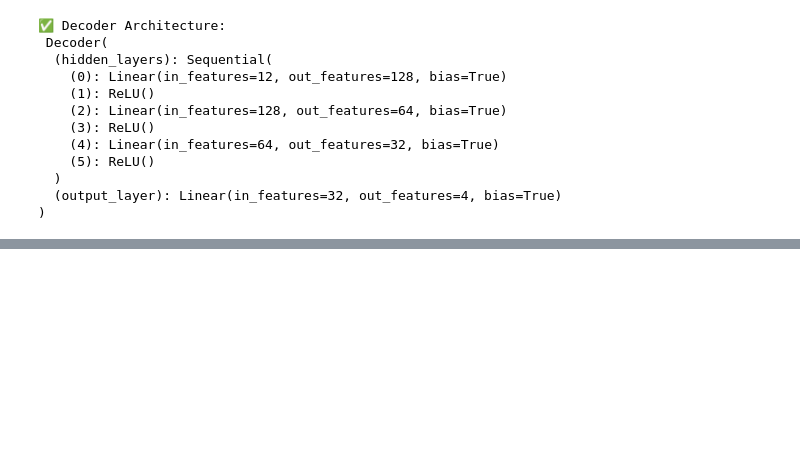
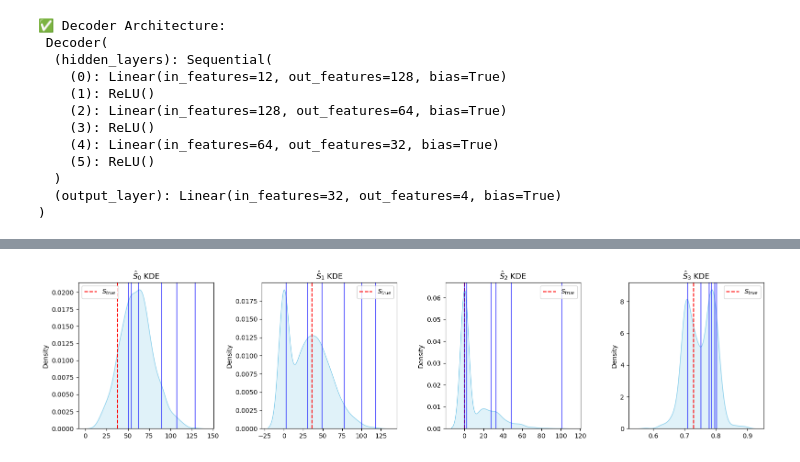
Before and after one commit to ellielin23/inverse_design_spinodoids, a Jupyter notebook: spinodoid_cvae/infer.ipynb, the cells around one changed output, grey strips where cells are left out. Saved outputs shown, nothing was run; the diff lists cells and outputs as text; code cells hidden in the pictures; blank space fills up the shorter version.

```diff
--- a/spinodoid_cvae/infer.ipynb
+++ b/spinodoid_cvae/infer.ipynb
@@ -157,0 +115,14 @@ plt.show()
+# %%
+# === plot 3: KDE for each S_i dimension ===
+fig, axs = plt.subplots(nrows=1, ncols=S_hats.shape[1], figsize=(4 * S_hats.shape[1], 4))
+for i in range(S_hats.shape[1]):
+    sns.kdeplot(S_hats[:, i], ax=axs[i], fill=True, color='skyblue')
+    axs[i].axvline(S_true[i], color='red', linestyle='--', label="$S_{true}$")
+    for peak in S_hat_peaks[:, i]:
+        axs[i].axvline(peak, color='blue', linestyle='-', alpha=0.6)
+    axs[i].set_title(f"$\hat{{S}}_{i}$ KDE")
+    axs[i].legend()
+plt.tight_layout()
+plt.show()
+# %% [output]
+[figure, added]
```
Also changed, not shown: parts of 11 cells of this notebook, 7 other files.
